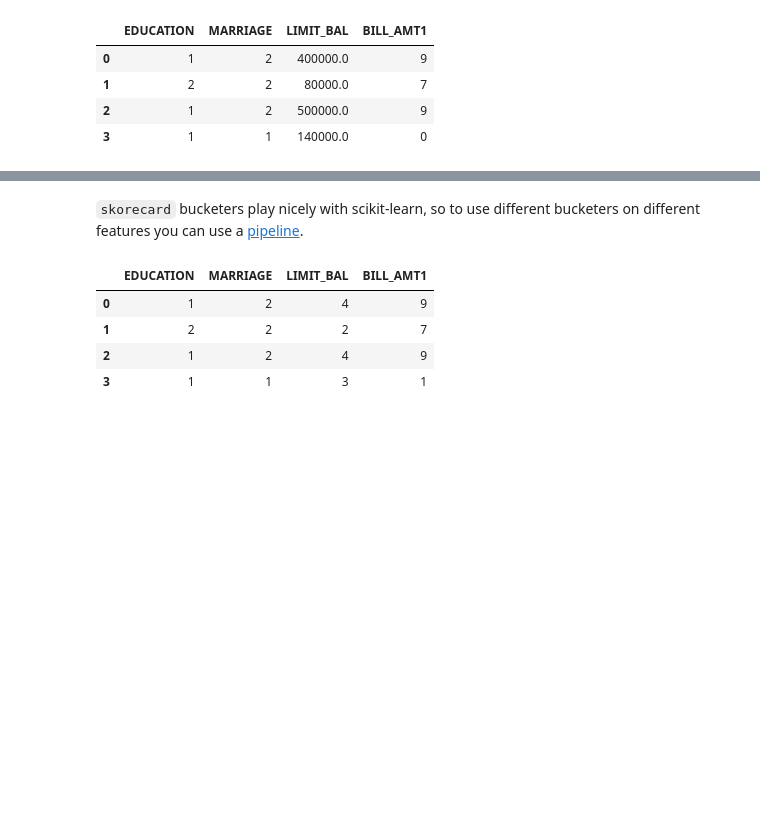
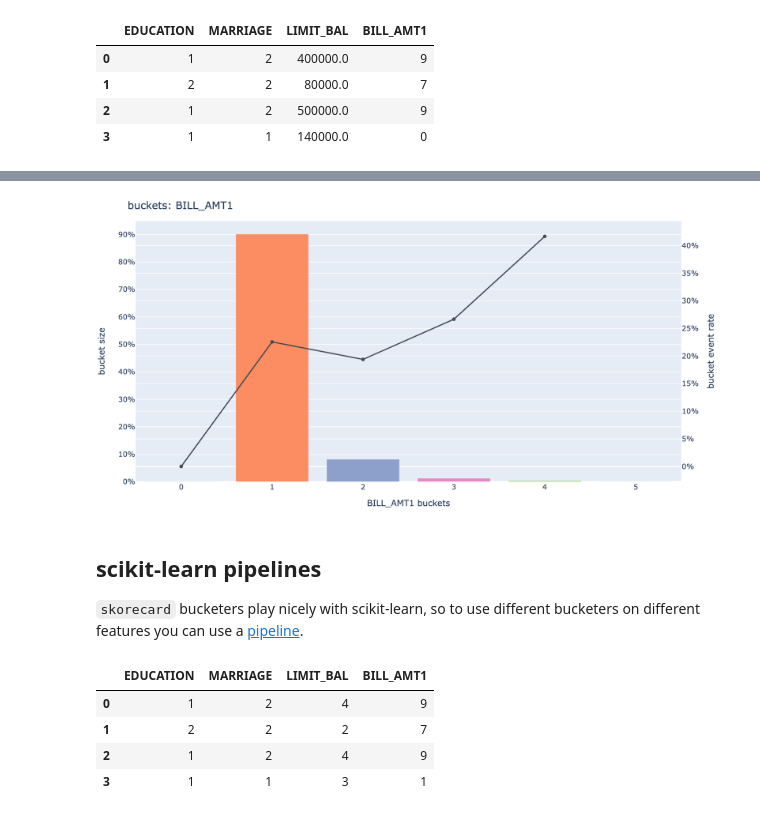
Before and after one commit to orchardbirds/skorecard-1, a Jupyter notebook: docs/tutorials/using_bucketers.ipynb, the cells around one changed output, grey strips where cells are left out. Cells and saved outputs as stored; diff of their text form; code cells hidden in the pictures; blank space fills up the shorter version.

Commit message:
Add plotting and bucket_tables to bucketers, closes #65

```diff
--- a/docs/tutorials/using_bucketers.ipynb
+++ b/docs/tutorials/using_bucketers.ipynb
@@ -68,0 +73,5 @@ bucketer.fit_transform(X, y).head(4)
+# %%
+from skorecard.bucketers import EqualWidthBucketer
+bucketer = EqualWidthBucketer(n_bins=5, variables=["BILL_AMT1"])
+bucketer.fit(X, y)
+bucketer.bucket_table('BILL_AMT1')
@@ -69,4 +86,10 @@ bucketer.fit_transform(X, y).head(4)
+# %%
+bucketer.plot_bucket('BILL_AMT1', format="png", scale=2, width=1050, height=525) # remove format argument for an interactive plotly plot.
+# %% [output]
+[figure, added]
 # %% [markdown]
+## scikit-learn pipelines
+
 `skorecard` bucketers play nicely with scikit-learn, so to use different bucketers on different features you can use a [pipeline](https://scikit-learn.org/stable/modules/generated/sklearn.pipeline.Pipeline.html).
 # %%
 from sklearn.pipeline import make_pipeline
```
Also changed, not shown: parts of 2 cells of this notebook, 9 other files.
